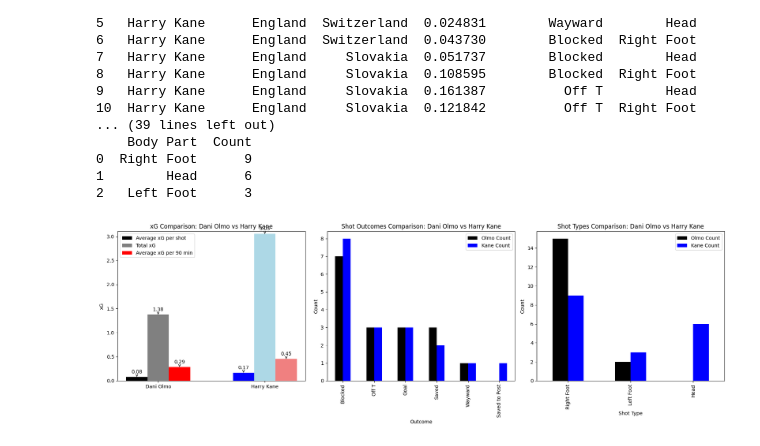
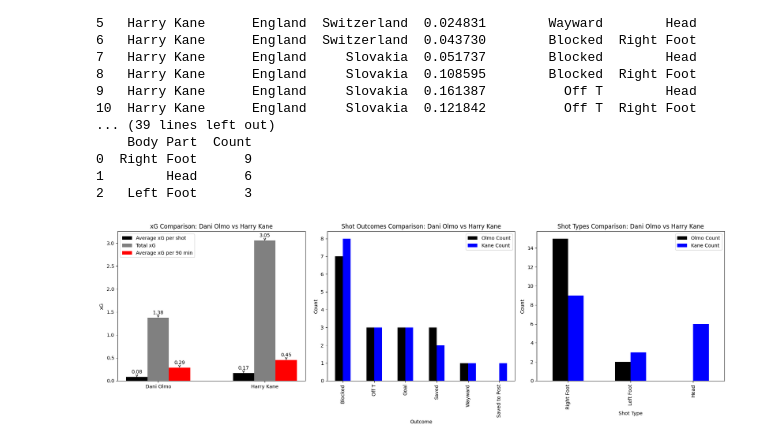
Before and after one commit to FolkeHilding/Football, a Jupyter notebook: tmp.ipynb, the cells around one changed output. Cells and saved outputs as stored; diff of their text form; code cells hidden in the pictures.

```diff
--- a/tmp.ipynb
+++ b/tmp.ipynb
@@ -191,18 +191,18 @@ fig, axes = plt.subplots(1, 3, figsize=(18, 6))
 width = 0.2
 x = np.arange(2)
 
-bars_avg = axes[0].bar(x - width, [average_xG_olmo, average_xG_kane], width, label='Average xG per shot', color=['black', 'blue'])
+bars_avg = axes[0].bar(x - width, [average_xG_olmo, average_xG_kane], width, label='Average xG per shot', color=['black', 'black'])
 
-bars_total = axes[0].bar(x, [total_xG_olmo, total_xG_kane], width, label='Total xG', color=['gray', 'lightblue'])
+bars_total = axes[0].bar(x, [total_xG_olmo, total_xG_kane], width, label='Total xG', color=['gray', 'gray'])
 
-bars_avg_90 = axes[0].bar(x + width, [average_xG_per_90_olmo, average_xG_per_90_kane], width, label='Average xG per 90 min', color=['red', 'lightcoral'])
+bars_avg_90 = axes[0].bar(x + width, [average_xG_per_90_olmo, average_xG_per_90_kane], width, label='Average xG per 90 min', color=['red', 'red'])
 
 axes[0].set_title('xG Comparison: Dani Olmo vs Harry Kane')
 axes[0].set_ylabel('xG')
 axes[0].set_xticks(x)
 axes[0].set_xticklabels(['Dani Olmo', 'Harry Kane'])
 axes[0].legend()
-axes[0].set_ylim(0, max(total_xG_olmo, total_xG_kane, average_xG_per_90_olmo, average_xG_per_90_kane) + 0.05)
+axes[0].set_ylim(0, max(total_xG_olmo, total_xG_kane, average_xG_per_90_olmo, average_xG_per_90_kane) + 0.2)
 
 for bar in bars_avg:
     height = bar.get_height()
@@ -217,31 +217,31 @@ for bar in bars_total:
     height = bar.get_height()
     axes[0].annotate(f'{height:.2f}',
                      xy=(bar.get_x() + bar.get_width() / 2, height),
                      xytext=(0, 5),
                      textcoords="offset points",
                      ha='center', va='bottom',
                      arrowprops=dict(arrowstyle='->', color='black'))
 
 for bar in bars_avg_90:
     height = bar.get_height()
     axes[0].annotate(f'{height:.2f}',
                      xy=(bar.get_x() + bar.get_width() / 2, height),
                      xytext=(0, 5),
                      textcoords="offset points",
                      ha='center', va='bottom',
                      arrowprops=dict(arrowstyle='->', color='black'))
 
 combined_summary.plot(kind='bar', x='Outcome', y=['Olmo Count', 'Kane Count'], ax=axes[1], color=['black', 'blue'])
 axes[1].set_title('Shot Outcomes Comparison: Dani Olmo vs Harry Kane')
 axes[1].set_ylabel('Count')
 axes[1].set_xlabel('Outcome')
 
 combined_shot_type_summary.plot(kind='bar', x='Shot Type', y=['Olmo Count', 'Kane Count'], ax=axes[2], color=['black', 'blue'])
 axes[2].set_title('Shot Types Comparison: Dani Olmo vs Harry Kane')
 axes[2].set_ylabel('Count')
 axes[2].set_xlabel('Shot Type')
 
 plt.tight_layout()
 plt.show()
 # %% [output]
-[figure, old version]
+[figure, new version]
```
